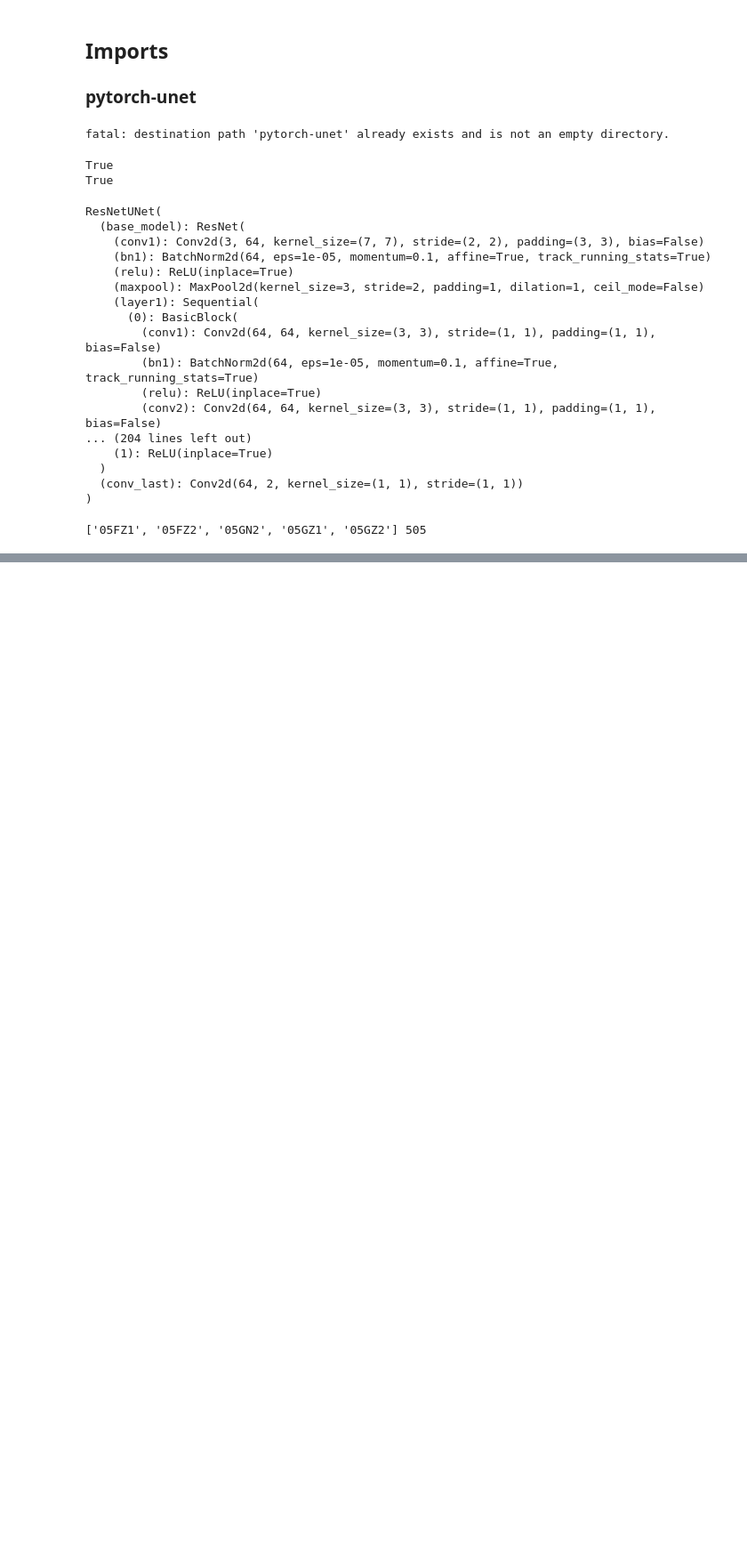
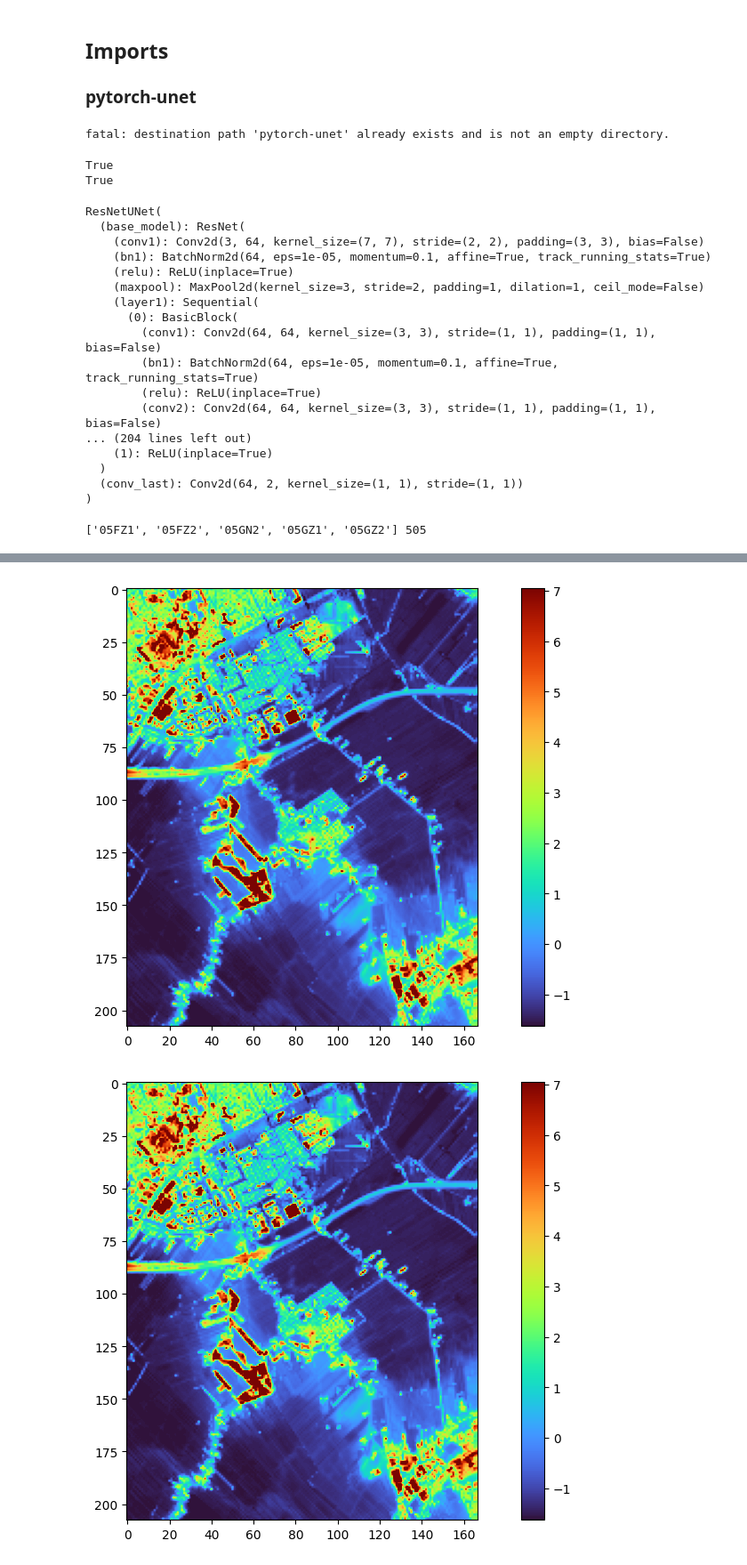
Before and after one commit to AkiGoat/DSM2DTM-UNet, a Jupyter notebook: allTest.ipynb, the cells around one changed output, grey strips where cells are left out. Shown at 89% size. Drawn from its saved outputs; the diff is of its cells as text; code cells hidden in the pictures; blank space fills up the shorter version.

```diff
--- a/allTest.ipynb
+++ b/allTest.ipynb
@@ -98,0 +126,2 @@ tmp_path = 'data/tmp/'
+# %%
+it = random.choice(list_patch)
@@ -98,0 +163,5 @@ tmp_path = 'data/tmp/'
+# %%
+dtm = path_ANH4+'M5_'+it+'.TIF'
+dtm30 = tmp_path+'M30_'+it+'.TIF'
+_ = gdal.Warp(dtm30, dtm, xRes=xres, yRes=yres, resampleAlg=resample_alg)
+_ = None
@@ -98,0 +237,22 @@ tmp_path = 'data/tmp/'
+# %%
+def mergeImg(im_list, im_dict, mask=False):
+    height = int(dsm_dict[list(dsm_dict)[-1]].split(',')[0].split(':')[1])
+    width = int(dsm_dict[list(dsm_dict)[-1]].split(',')[1].split(':')[1])
+    im_merged = np.zeros((height, width), dtype=np.float32)
+    if not mask:
+        ndv = 3.4028230607370965e+38
+        im_merged = im_merged-ndv
+    else:
+        im_merged = im_merged+0.5
+    for k in im_dict:
+        h0 = int(dsm_dict[k].split(',')[0].split(':')[0])
+        h1 = int(dsm_dict[k].split(',')[0].split(':')[1])
+        w0 = int(dsm_dict[k].split(',')[1].split(':')[0])
+        w1 = int(dsm_dict[k].split(',')[1].split(':')[1])
+        if not mask:
+            im_merged[h0:h1, w0:w1] = np.where(
+                im_list[k] > im_merged[h0:h1, w0:w1], im_list[k], im_merged[h0:h1, w0:w1])
+        else:
+            im_merged[h0:h1, w0:w1] = np.where(abs(
+                im_list[k]-0.5) > abs(im_merged[h0:h1, w0:w1]-0.5), im_list[k], im_merged[h0:h1, w0:w1])
+    return im_merged
@@ -98,0 +267,3 @@ tmp_path = 'data/tmp/'
+# %%
+dsm_merged = mergeImg(dsm_fill_slices, dsm_dict)
+rd_dsm_merged = rd.rdarray(dsm_merged, no_data=rd.LoadGDAL(dsm30f).no_data)
@@ -98,0 +325,7 @@ tmp_path = 'data/tmp/'
+# %%
+_ = rd.rdShow(rd.LoadGDAL(dsm30f), axes=True, cmap='turbo', figsize=(6, 5.5))
+_ = rd.rdShow(rd_dsm_merged, axes=True, cmap='turbo', figsize=(6, 5.5))
+_ = rd.rdShow(rd.LoadGDAL(dtm30), axes=True, cmap='turbo', figsize=(6, 5.5))
+# %% [output]
+[figure, added]
+[figure, added]
```
Also changed, not shown: parts of 35 cells of this notebook, 2 other files.
